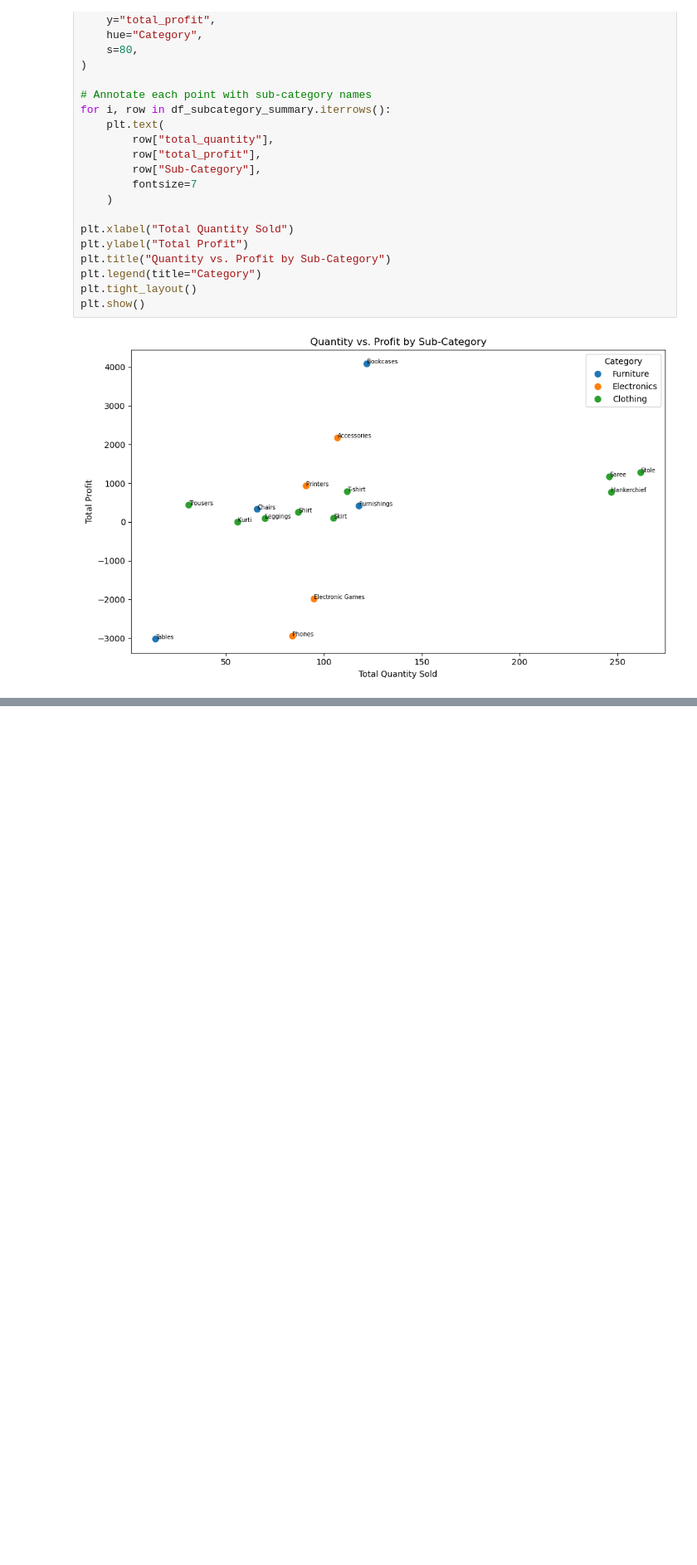
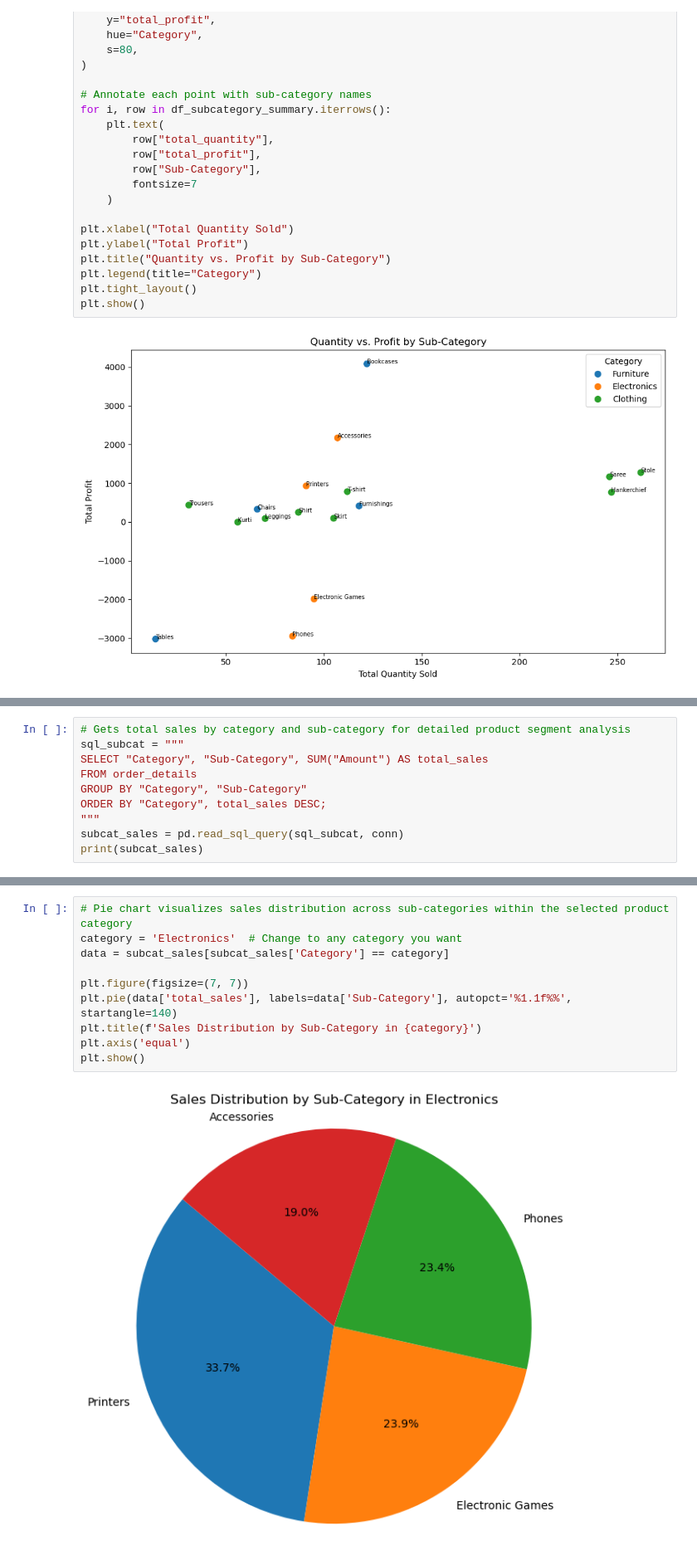
Before and after one commit to pramodkumarpodila-source/E-Commerce-Data-Analysis-PostgreSQL-psycopg2-and-JupyterLab, a Jupyter notebook: analysis.ipynb, the cells around one changed output, grey strips where cells are left out. Shown: that part at 83% size. Drawn from its saved outputs; the diff is of its cells as text; blank space fills up the shorter version.

```diff
--- a/analysis.ipynb
+++ b/analysis.ipynb
@@ -867,0 +910,10 @@ plt.show()
+# %%
+# Gets total sales by category and sub-category for detailed product segment analysis
+sql_subcat = """
+SELECT "Category", "Sub-Category", SUM("Amount") AS total_sales
+FROM order_details
+GROUP BY "Category", "Sub-Category"
+ORDER BY "Category", total_sales DESC;
+"""
+subcat_sales = pd.read_sql_query(sql_subcat, conn)
+print(subcat_sales)
@@ -867,0 +939,12 @@ plt.show()
+# %%
+# Pie chart visualizes sales distribution across sub-categories within the selected product category
+category = 'Electronics'  # Change to any category you want
+data = subcat_sales[subcat_sales['Category'] == category]
+
+plt.figure(figsize=(7, 7))
+plt.pie(data['total_sales'], labels=data['Sub-Category'], autopct='%1.1f%%', startangle=140)
+plt.title(f'Sales Distribution by Sub-Category in {category}')
+plt.axis('equal')
+plt.show()
+# %% [output]
+[figure, added]
```
Also changed, not shown: parts of 4 cells of this notebook.
